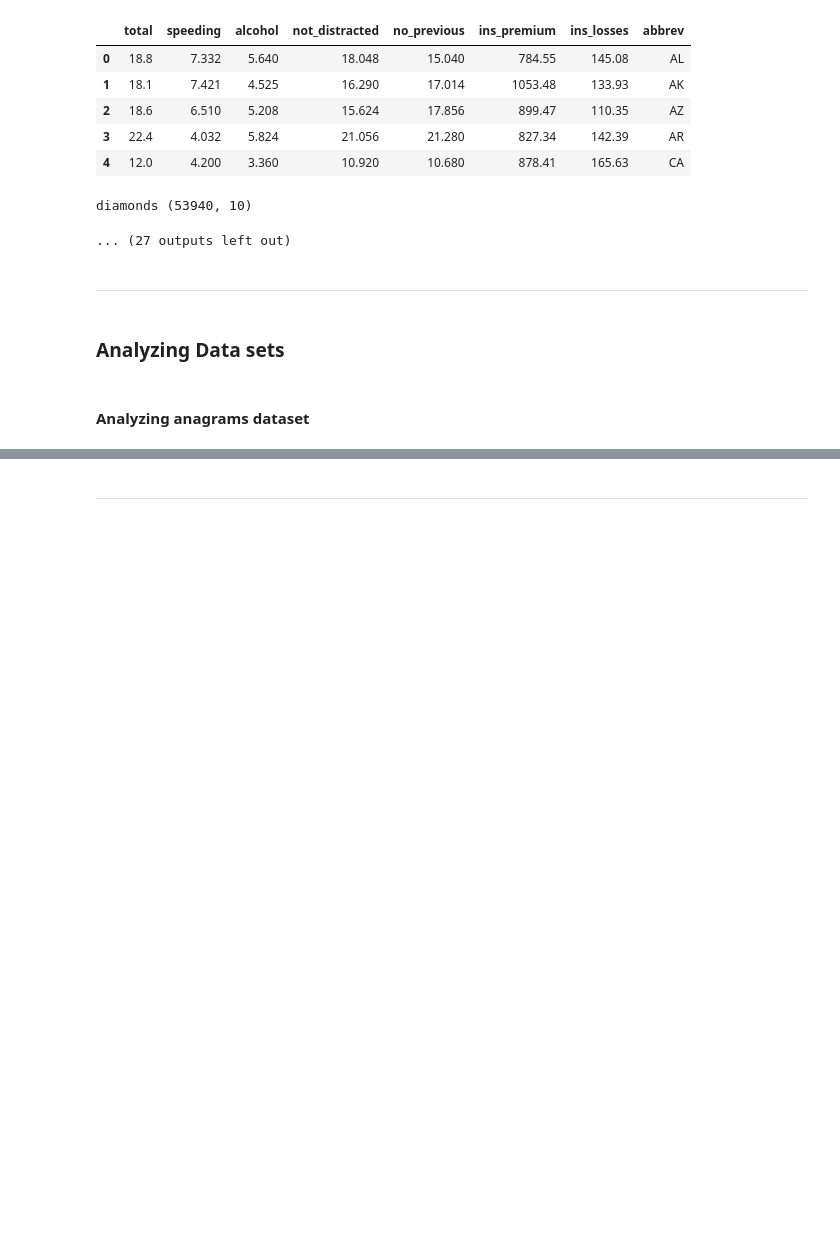
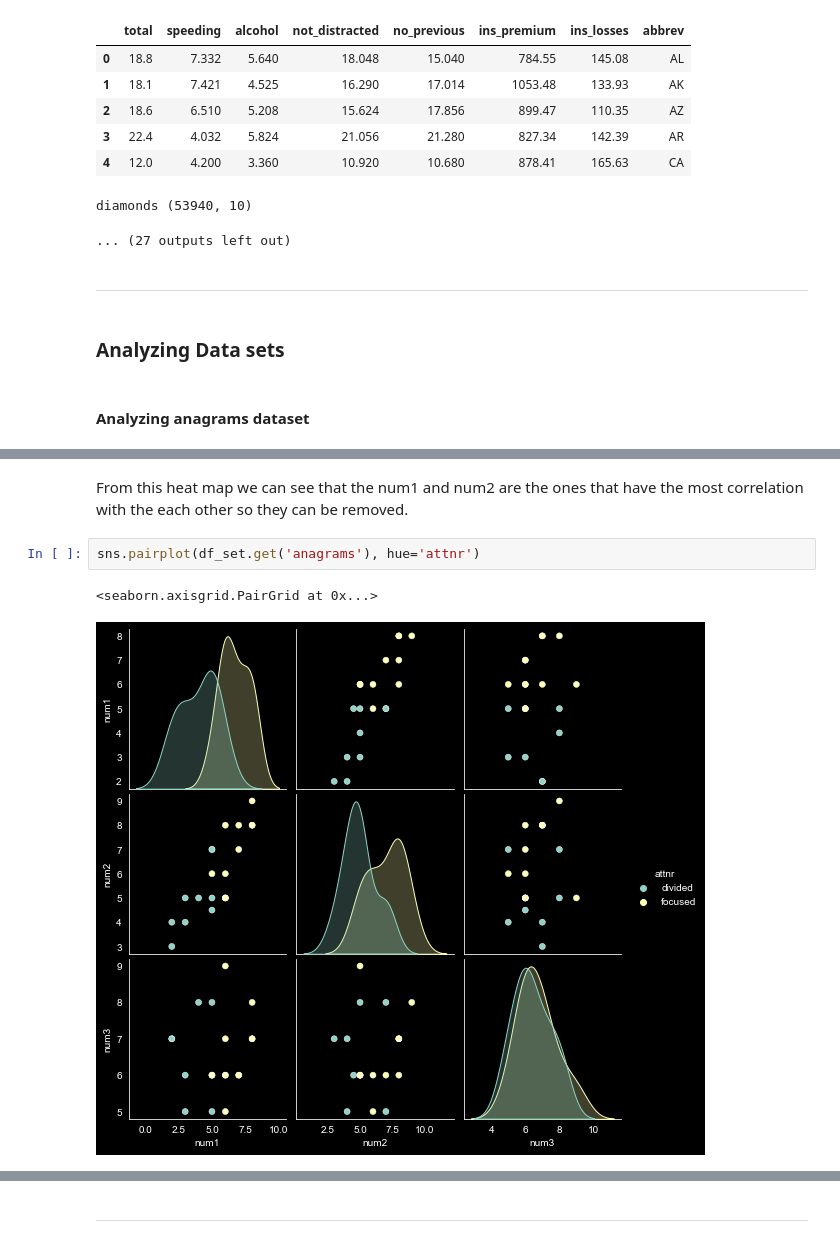
Before and after one commit to Sarath191181208/ML-AI-DataScience, a Jupyter notebook: Understanding Models/main.ipynb, the cells around one changed output, grey strips where cells are left out. Cells and saved outputs as stored; diff of their text form; blank space fills up the shorter version.

```diff
--- a/Understanding Models/main.ipynb
+++ b/Understanding Models/main.ipynb
@@ -157,0 +180,7 @@ for idx, col_label in enumerate(cols):
+# %% [markdown]
+From this heat map we can see that the num1 and num2 are the ones that have the most correlation with the each other so they can be removed.
+# %%
+sns.pairplot(df_set.get('anagrams'), hue='attnr')
+# %% [output]
+<seaborn.axisgrid.PairGrid at 0x...>
+[figure, added]
```
Also changed, not shown: parts of 26 cells of this notebook, 1 other file.
